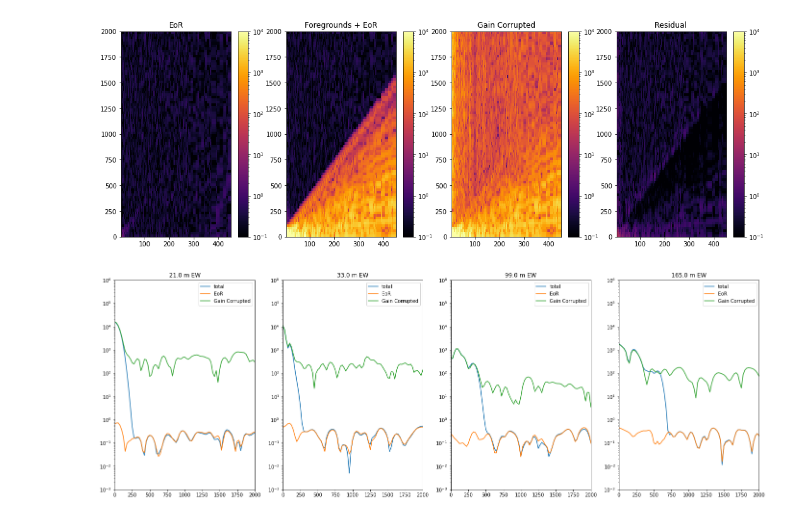
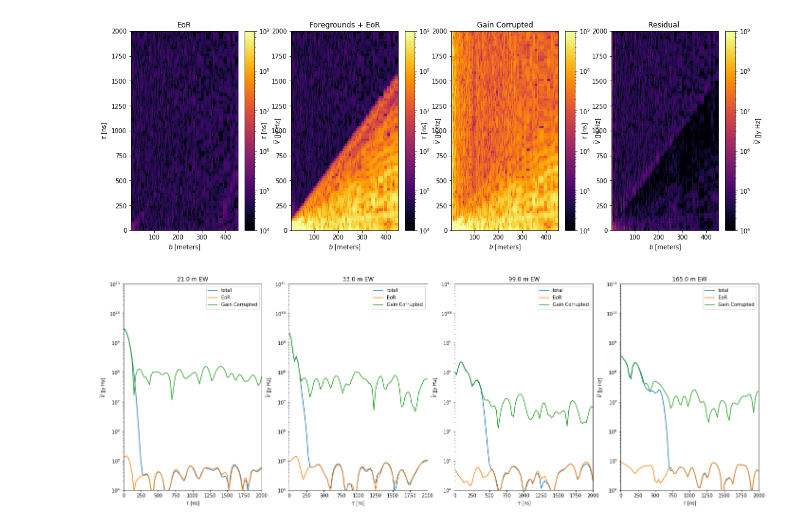
Before and after one commit to aewallwi/calamity, a Jupyter notebook: examples/Calamity_Example_Garray_15_Elements.ipynb, the cells around one changed output. Saved outputs shown, nothing was run; the diff lists cells and outputs as text; code cells hidden in the pictures.

Commit message:
Add plot labels to example.

```diff
--- a/examples/Calamity_Example_Garray_15_Elements.ipynb
+++ b/examples/Calamity_Example_Garray_15_Elements.ipynb
@@ -97,8 +97,9 @@ def delay_transform_sort_by_baseline_length(uvd, tind=0, polind=0, window='bh',
     data = data[bl_lens > min_bl]
     bl_lens = bl_lens[bl_lens > min_bl]
     wf = dspec.gen_window(window, uvd.Nfreqs)
-    delays = 1e9 * np.fft.fftshift(np.fft.fftfreq(uvd.Nfreqs, np.mean(np.diff(uvd.freq_array))))
-    fftd_data =  np.fft.fftshift(np.fft.fft(np.fft.fftshift(wf[None, :] * data, axes=1), axis=1), axes=1)
+    df = np.mean(np.diff(uvd.freq_array))
+    delays = 1e9 * np.fft.fftshift(np.fft.fftfreq(uvd.Nfreqs, df))
+    fftd_data =  np.fft.fftshift(np.fft.fft(np.fft.fftshift(wf[None, :] * data, axes=1), axis=1), axes=1) * df
     if fold:
       fftd_data = .5 * (fftd_data[:, uvd.Nfreqs//2:] + fftd_data[:, :uvd.Nfreqs//2][:, ::-1])
       delays = delays[uvd.Nfreqs//2:]
@@ -130,7 +131,7 @@ for uvdt, ax, label in zip([uvd_eor, uvd_fg, uvd_total, uvd_uncalib], axarr, ['E
   bl, dly, wedge = delay_transform_sort_by_baseline_length(uvdt)
   blg, dlyg = np.meshgrid(bl, dly)
   plt.sca(ax)
-  plt.pcolor(blg, dlyg, np.abs(wedge).T, norm=LogNorm(1e-1, np.abs(uvd_total.data_array).max()), cmap='inferno')
+  plt.pcolor(blg, dlyg, np.abs(wedge).T, norm=LogNorm(1e4, 1e9), cmap='inferno')
   plt.title(label)
   plt.ylim(0, 2000)
   plt.colorbar()
@@ -187,16 +190,18 @@ plt.yscale('log')
 # %%
 fig, axarr = plt.subplots(1, 4)
 fig.set_size_inches(18, 6)
 for uvdt, ax, label in zip([uvd_eor, uvd_total, uvd_uncalib, resid_fit], axarr, ['EoR', 'Foregrounds + EoR', 'Gain Corrupted', 'Residual ']):
   bl, dly, wedge = delay_transform_sort_by_baseline_length(uvdt)
   blg, dlyg = np.meshgrid(bl, dly)
   plt.sca(ax)
-  plt.pcolor(blg, dlyg, np.abs(wedge).T, norm=LogNorm(1e-1, 1e4), cmap='inferno')
+  plt.pcolor(blg, dlyg, np.abs(wedge).T, norm=LogNorm(1e4, 1e9), cmap='inferno')
   plt.title(label)
   plt.ylim(0, 2000)
-  plt.colorbar()
+  plt.colorbar(label='$\\widetilde{V}$ [Jy Hz]')
+  plt.ylabel('$\\tau$ [ns]')
+  plt.xlabel('$b$ [meters]')
 # %% [output]
-[figure, old version]
+[figure, new version]
 # %%
 blinds = [6, 10, 30, 50]
 fig, axarr = plt.subplots(1, len(blinds))
@@ -209,9 +214,11 @@ for blnum, blind in enumerate(blinds):
         x, y, ctot = delay_transform_sort_by_baseline_length(uvt, window='cs11')
         plt.plot(y, np.abs(ctot[blind]), label=label)
         plt.xlim(0, 2000)
-        plt.ylim(1e-3, 1e6)
+        plt.ylim(1e4, 1e11)
         plt.yscale('log')
     plt.title('%.1f m EW'%x[blind])
     plt.legend()
+    plt.xlabel('$\\tau$ [ns]')
+    plt.ylabel('$\\widetilde{V}$ [Jy Hz]')
 # %% [output]
-[figure, old version]
+[figure, new version]
```
Also changed, not shown: parts of 6 cells of this notebook.
